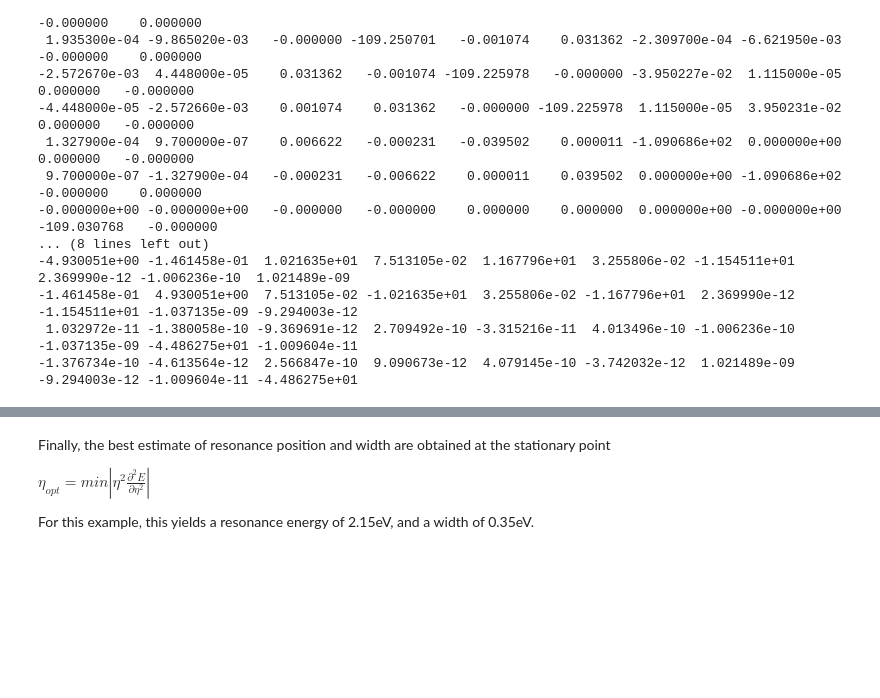
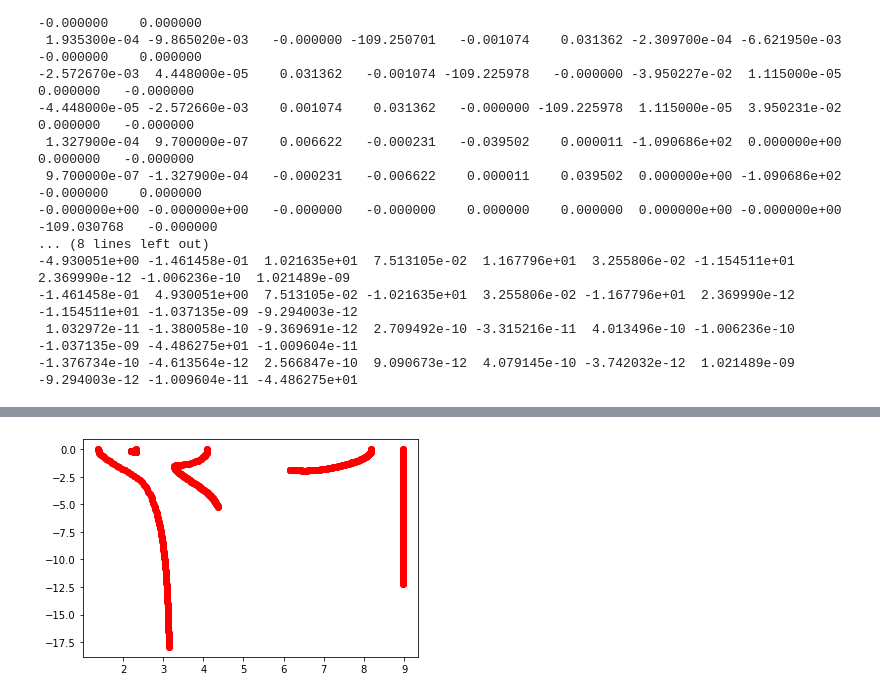
Before and after one commit to gayverjr/opencap, a Jupyter notebook: examples/pyopencap/openmolcas/Tutorial.ipynb, the cells around one changed output, grey strips where cells are left out. Cells and saved outputs as stored; diff of their text form; code cells hidden in the pictures; blank space fills up the shorter version.

```diff
--- a/examples/pyopencap/openmolcas/Tutorial.ipynb
+++ b/examples/pyopencap/openmolcas/Tutorial.ipynb
@@ -10,8 +10,8 @@ import h5py
 # Constructing the system object
 The System object of PyOpenCAP contains the geometry and basis set information, as well as the overlap matrix. The constructor exposed to Python takes in a Python dictionary as an argument, with key/value pairs which mimic the input file format of the command line version. There are three equivalent ways of specifying the geometry and basis set: rassi_h5, molden, and inline. Here, we’ll use the rassi_h5 file.
 # %%
-RASSI_FILE = "../../opencap/nosymm.rassi.h5"
-OUTPUT_FILE = "../../opencap/nosymm.out"
+RASSI_FILE = "n2.rassi.h5"
+OUTPUT_FILE = "n2.out"
 sys_dict = {"molecule": "molcas_rassi","basis_file": RASSI_FILE}
 s = pyopencap.System(sys_dict)
 smat = s.get_overlap_mat()
@@ -63,4 +63,4 @@ for i in range(0,10):
 Once all of the densities are loaded, the CAP matrix is computed using the “compute_perturb_cap” function. The matrix can be retrieved using the “get_perturb_cap” function.
 # %%
 pc.compute_perturb_cap()
-W_mat=pc.get_perturb_cap()
+W=pc.get_perturb_cap()
@@ -114,6 +95,0 @@ $U(\eta)=E(\eta)-\eta\frac{\partial E(\eta) }{\partial \eta}$
-# %% [markdown]
-Finally, the best estimate of resonance position and width are obtained at the stationary point
-
-$\eta_{opt} = min \left | \eta^2 \frac{\partial^2 E }{\partial \eta^2} \right |$
-
-For this example, this yields a resonance energy of 2.15eV, and a width of 0.35eV.
@@ -119,0 +99,10 @@ For this example, this yields a resonance energy of 2.15eV, and a width of 0.35e
+# %%
+ref_energy = -109.36009153
+eta_list = np.linspace(0,1000,101)
+eta_list = eta_list * 1E-5
+CAPH = CAPHamiltonian(H0=h0,W=W)
+CAPH.run_trajectory(eta_list)
+plt.plot(np.real(CAPH.energies_ev(ref_energy=ref_energy)),np.imag(CAPH.energies_ev(ref_energy=ref_energy)),'ro',label='Uncorrected Trajectory')
+plt.show()
+# %% [output]
+[figure, added]
```
Also changed, not shown: parts of 9 cells of this notebook, 59 other files.
